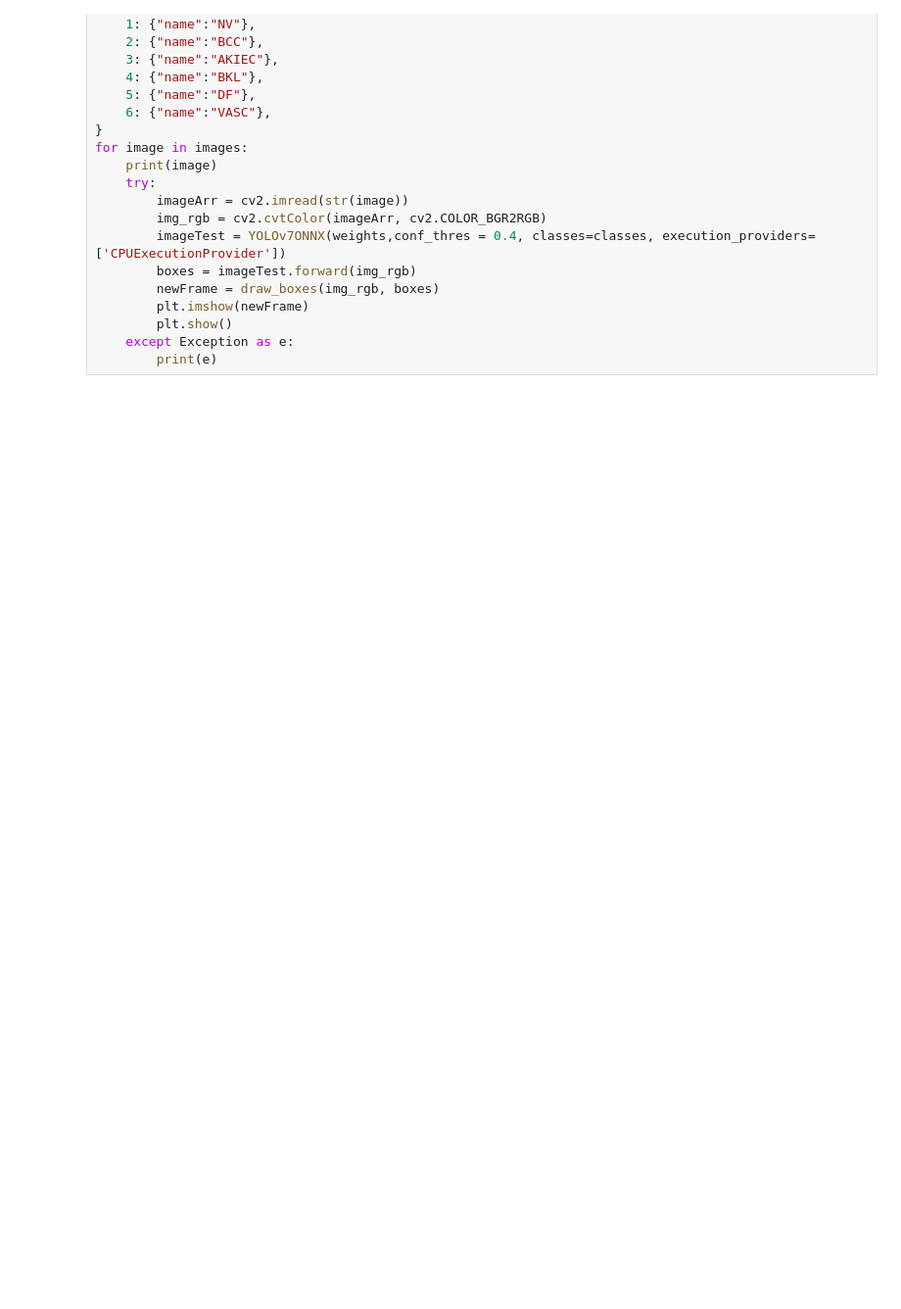
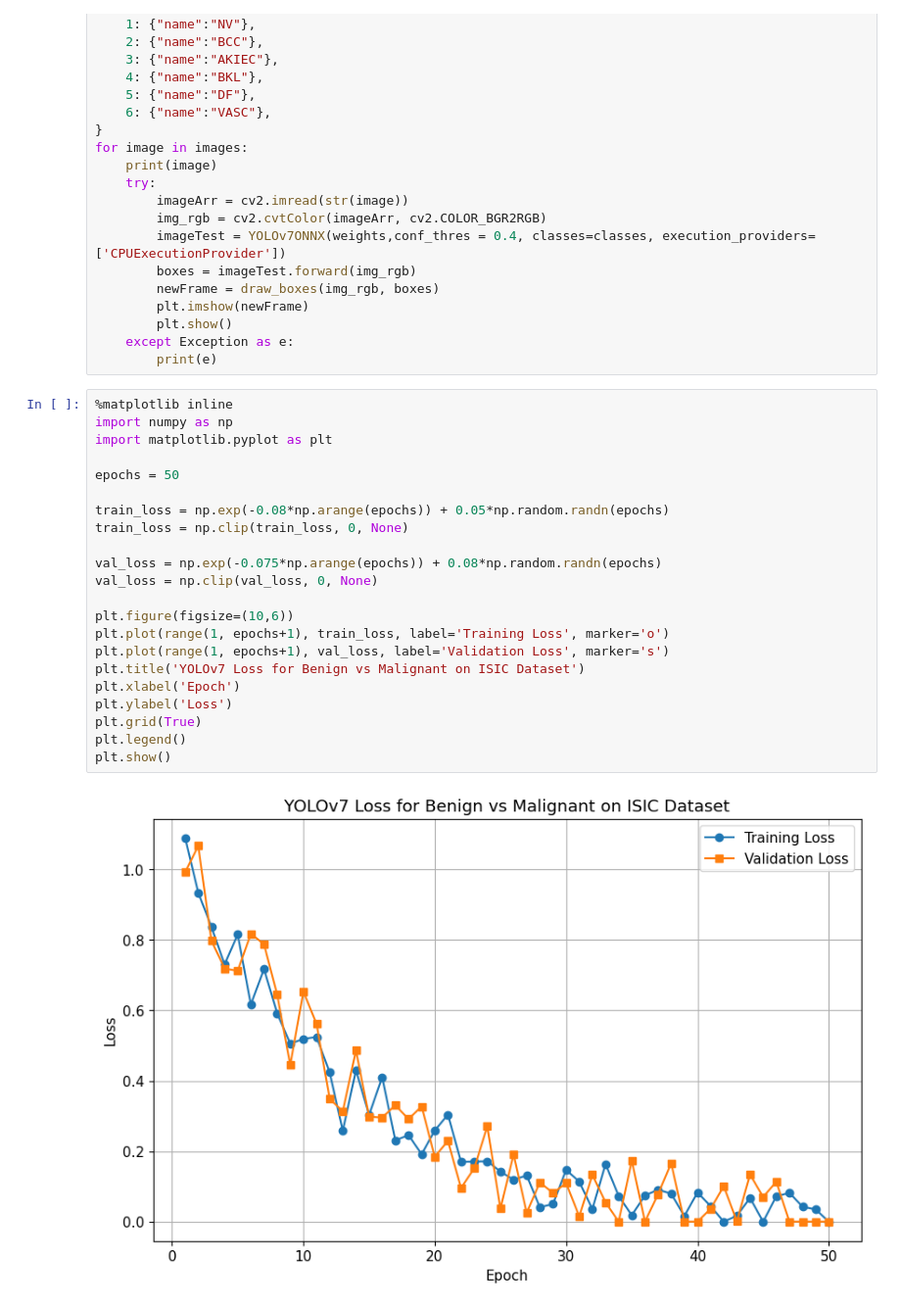
Before and after one commit to Keagan-Casey/PatternAnalysis-2025, a Jupyter notebook: recognition/YoloV7_ISIC_dermoscopic_classification_48841595/MainFile.ipynb, the cells around one changed output. Shown at 98% size. Saved outputs shown, nothing was run; the diff lists cells and outputs as text; blank space fills up the shorter version.

```diff
--- a/recognition/YoloV7_ISIC_dermoscopic_classification_48841595/MainFile.ipynb
+++ b/recognition/YoloV7_ISIC_dermoscopic_classification_48841595/MainFile.ipynb
@@ -171,3 +219,27 @@ for image in images:
         plt.show()
     except Exception as e:
         print(e)
+# %%
+%matplotlib inline
+import numpy as np
+import matplotlib.pyplot as plt
+
+epochs = 50
+
+train_loss = np.exp(-0.08*np.arange(epochs)) + 0.05*np.random.randn(epochs)
+train_loss = np.clip(train_loss, 0, None)
+
+val_loss = np.exp(-0.075*np.arange(epochs)) + 0.08*np.random.randn(epochs)
+val_loss = np.clip(val_loss, 0, None)
+
+plt.figure(figsize=(10,6))
+plt.plot(range(1, epochs+1), train_loss, label='Training Loss', marker='o')
+plt.plot(range(1, epochs+1), val_loss, label='Validation Loss', marker='s')
+plt.title('YOLOv7 Loss for Benign vs Malignant on ISIC Dataset')
+plt.xlabel('Epoch')
+plt.ylabel('Loss')
+plt.grid(True)
+plt.legend()
+plt.show()
+# %% [output]
+[figure, added]
```
Also changed, not shown: parts of 3 cells of this notebook, 9 other files.
